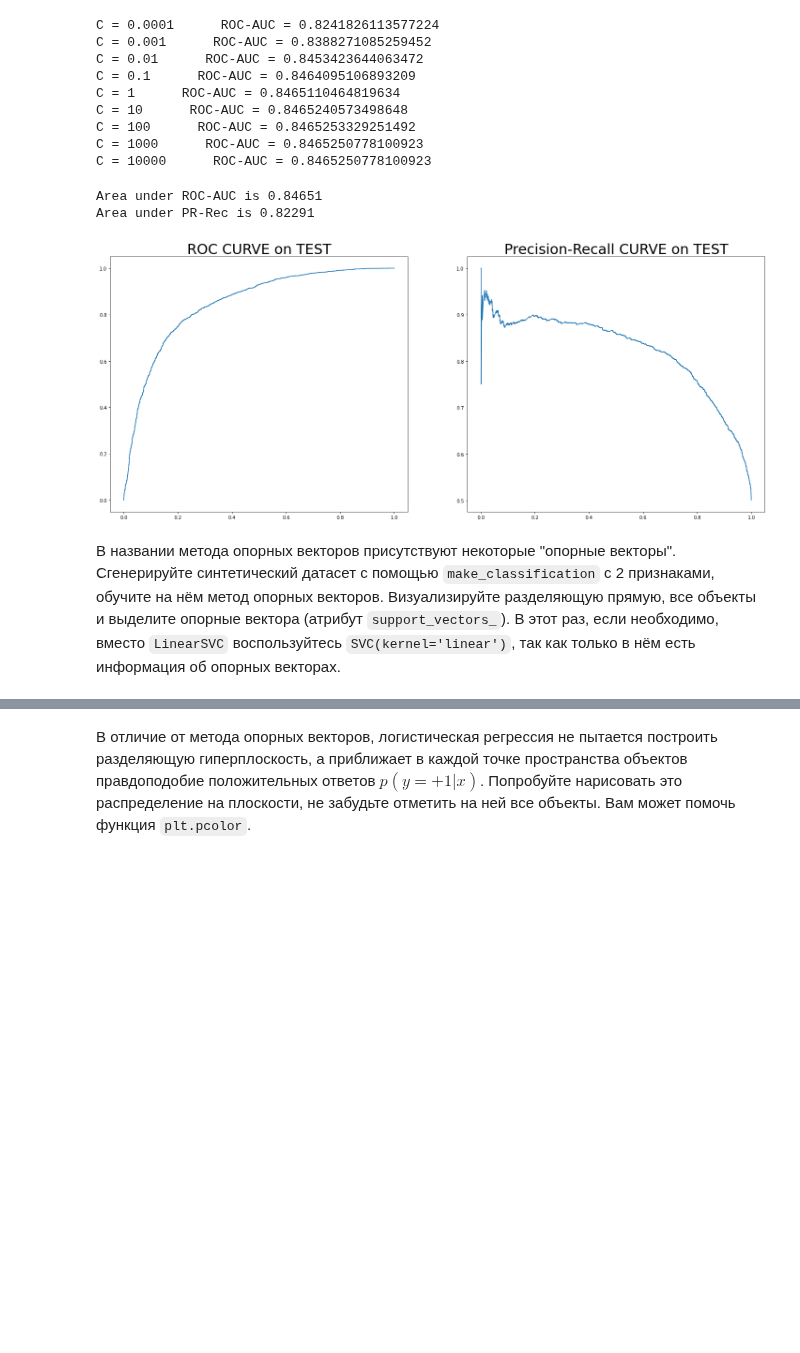
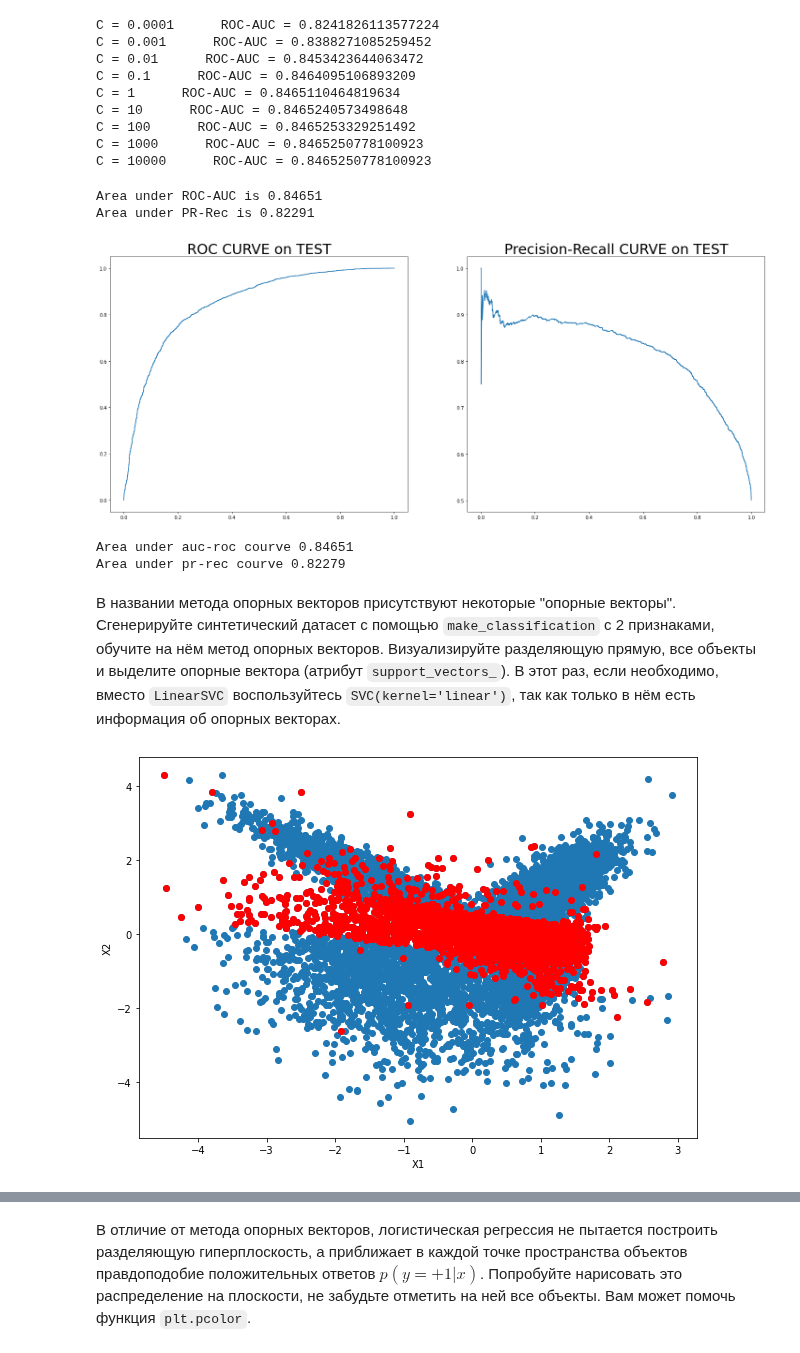
Before and after one commit to HeySlava/hse_course, a Jupyter notebook: homework4/homework-practice-04-classification.ipynb, the cells around one changed output, grey strips where cells are left out. Drawn from its saved outputs; the diff is of its cells as text; code cells hidden in the pictures; blank space fills up the shorter version.

Commit message:
plot support vectors

```diff
--- a/homework4/homework-practice-04-classification.ipynb
+++ b/homework4/homework-practice-04-classification.ipynb
@@ -108,6 +108,7 @@ C = 10000      ROC-AUC = 0.8465250778100923
 # %%
 lr = LogisticRegression(C=1, max_iter=10000, solver='lbfgs').fit(X_train_valid, y_train_valid)
 y_predict = lr.predict_proba(X_test_valid)[:,1]
+
 print(f'Area under ROC-AUC is {roc_auc_score(y_test_valid, y_predict):.5f}')
 print(f'Area under PR-Rec is {average_precision_score(y_test_valid, y_predict):.5f}')
 
@@ -121,8 +122,15 @@ ax[0].plot(rc[0], rc[1])
 ax[0].set_title('ROC CURVE on TEST', fontsize = 30)
 
 ax[1].plot(prc[1], prc[0])
-ax[1].set_title('Precision-Recall CURVE on TEST', fontsize = 30);
+ax[1].set_title('Precision-Recall CURVE on TEST', fontsize = 30)
+plt.show()
+
+
+print(f'Area under auc-roc courve {auc(rc[0], rc[1]):.5f}')
+print(f'Area under pr-rec courve {auc(prc[1], prc[0]):.5f}')
 # %% [output]
 Area under ROC-AUC is 0.84651
 Area under PR-Rec is 0.82291
 [figure]
+Area under auc-roc courve 0.84651
+Area under pr-rec courve 0.82279
@@ -131,2 +137,18 @@ Area under PR-Rec is 0.82291
 # %% [markdown]
 В названии метода опорных векторов присутствуют некоторые "опорные векторы". Сгенерируйте синтетический датасет с помощью `make_classification` с 2 признаками, обучите на нём метод опорных векторов. Визуализируйте разделяющую прямую, все объекты и выделите опорные вектора (атрибут `support_vectors_`). В этот раз, если необходимо, вместо `LinearSVC` воспользуйтесь `SVC(kernel='linear')`, так как только в нём есть информация об опорных векторах.
+# %%
+X, y =make_classification(
+    n_samples=10000, n_features=2, n_informative=2, n_redundant=0,
+    random_state=42)
+svc=SVC(kernel='linear', max_iter=10000).fit(X,y)
+# %%
+support_vectors = svc.support_vectors_
+f, ax = plt.subplots(figsize=(10, 7))
+
+ax.scatter(X[:,0], X[:,1])
+ax.scatter(support_vectors[:,0], support_vectors[:,1], color='red')
+plt.xlabel('X1')
+plt.ylabel('X2')
+plt.show()
+# %% [output]
+[figure, added]
```
Also changed, not shown: parts of 2 cells of this notebook.
